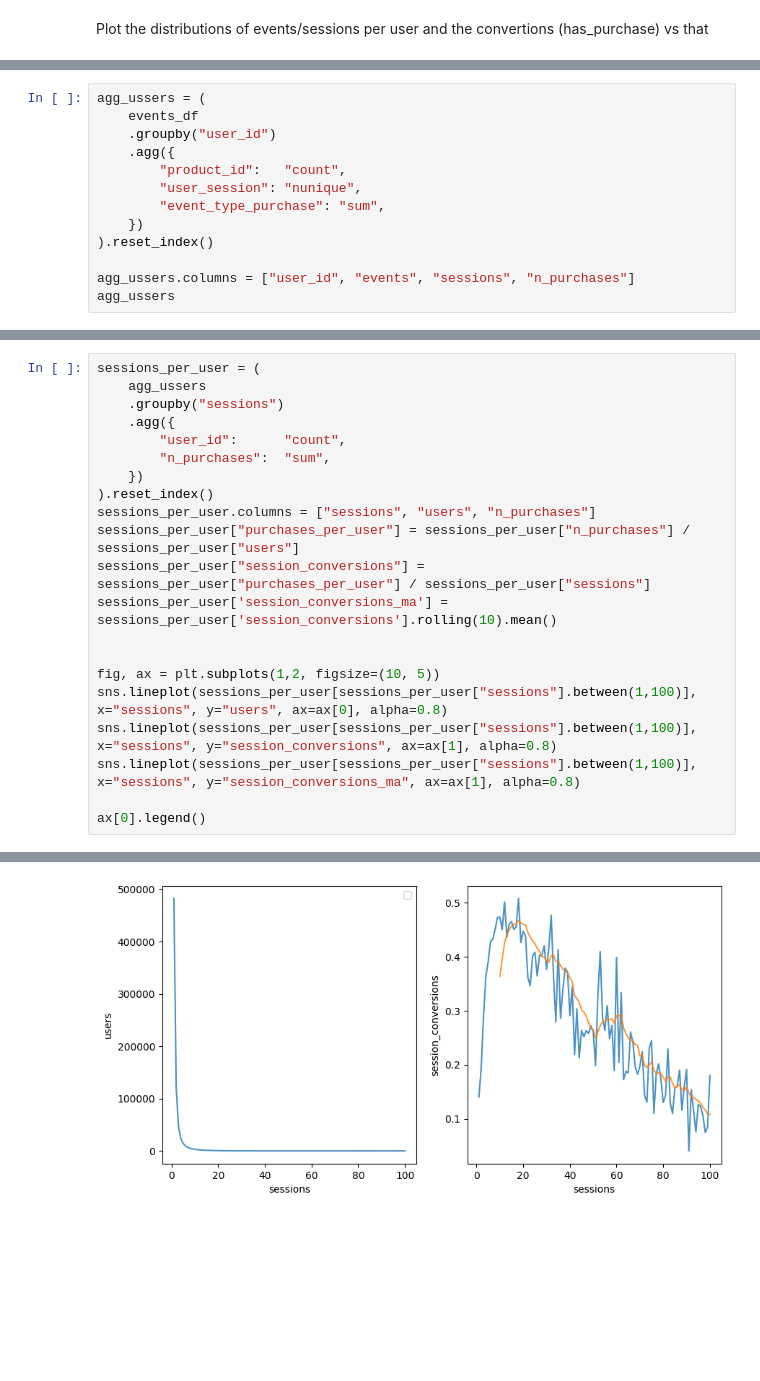
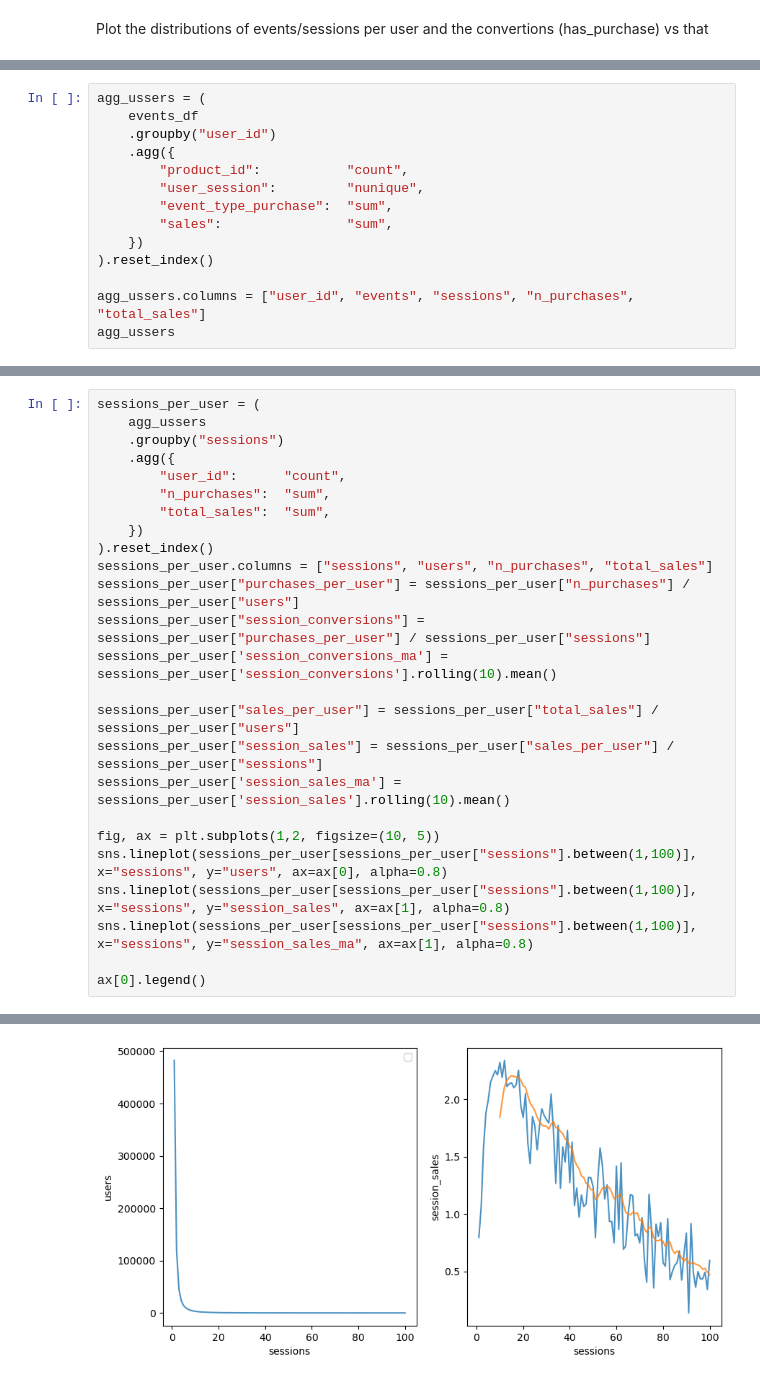
Before and after one commit to Bati-bot/Design-of-experiments-DOE, a Jupyter notebook: randomization_unit.ipynb, the cells around one changed output, grey strips where cells are left out. Saved outputs shown, nothing was run; the diff lists cells and outputs as text; blank space fills up the shorter version.

```diff
--- a/randomization_unit.ipynb
+++ b/randomization_unit.ipynb
@@ -53,12 +93,13 @@ agg_ussers = (
     events_df
     .groupby("user_id")
     .agg({
-        "product_id":   "count",
-        "user_session": "nunique",
-        "event_type_purchase": "sum",
+        "product_id":           "count",
+        "user_session":         "nunique",
+        "event_type_purchase":  "sum",
+        "sales":                "sum",
     })
 ).reset_index()
 
-agg_ussers.columns = ["user_id", "events", "sessions", "n_purchases"]
+agg_ussers.columns = ["user_id", "events", "sessions", "n_purchases", "total_sales"]
 agg_ussers
 # %% [output]
@@ -78,25 +119,29 @@ agg_ussers
 # %%
 sessions_per_user = (
     agg_ussers
     .groupby("sessions")
     .agg({
         "user_id":      "count",
         "n_purchases":  "sum",
+        "total_sales":  "sum",
     })
 ).reset_index()
-sessions_per_user.columns = ["sessions", "users", "n_purchases"]
+sessions_per_user.columns = ["sessions", "users", "n_purchases", "total_sales"]
 sessions_per_user["purchases_per_user"] = sessions_per_user["n_purchases"] / sessions_per_user["users"]
 sessions_per_user["session_conversions"] = sessions_per_user["purchases_per_user"] / sessions_per_user["sessions"]
 sessions_per_user['session_conversions_ma'] = sessions_per_user['session_conversions'].rolling(10).mean()
 
+sessions_per_user["sales_per_user"] = sessions_per_user["total_sales"] / sessions_per_user["users"]
+sessions_per_user["session_sales"] = sessions_per_user["sales_per_user"] / sessions_per_user["sessions"]
+sessions_per_user['session_sales_ma'] = sessions_per_user['session_sales'].rolling(10).mean()
 
 fig, ax = plt.subplots(1,2, figsize=(10, 5))
 sns.lineplot(sessions_per_user[sessions_per_user["sessions"].between(1,100)], x="sessions", y="users", ax=ax[0], alpha=0.8)
-sns.lineplot(sessions_per_user[sessions_per_user["sessions"].between(1,100)], x="sessions", y="session_conversions", ax=ax[1], alpha=0.8)
-sns.lineplot(sessions_per_user[sessions_per_user["sessions"].between(1,100)], x="sessions", y="session_conversions_ma", ax=ax[1], alpha=0.8)
+sns.lineplot(sessions_per_user[sessions_per_user["sessions"].between(1,100)], x="sessions", y="session_sales", ax=ax[1], alpha=0.8)
+sns.lineplot(sessions_per_user[sessions_per_user["sessions"].between(1,100)], x="sessions", y="session_sales_ma", ax=ax[1], alpha=0.8)
 
 ax[0].legend()
 # %% [output]
 No artists with labels found to put in legend.  Note that artists whose label start with an underscore are ignored when legend() is called with no argument.
 <matplotlib.legend.Legend at 0x...>
-[figure, old version]
+[figure, new version]
```
Also changed, not shown: parts of 15 cells of this notebook.
